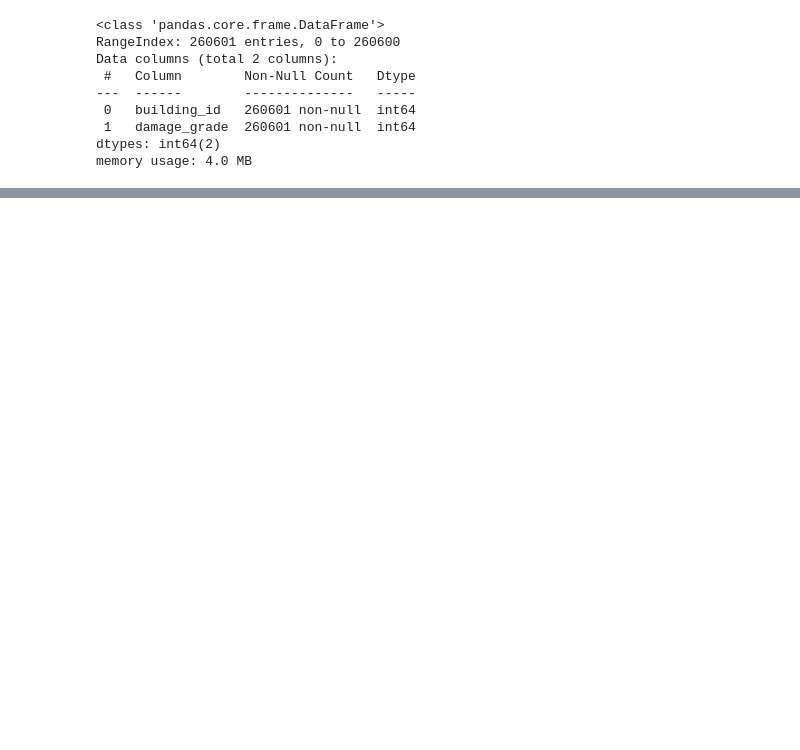
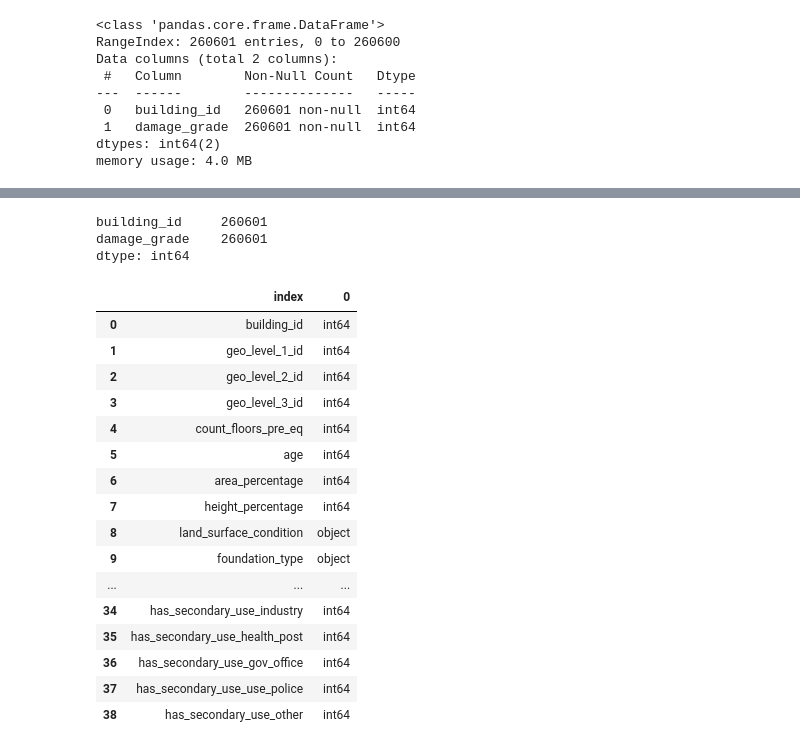
Before and after one commit to Jose897/ARSAT, a Jupyter notebook: Parte_1_.ipynb, the cells around one changed output, grey strips where cells are left out. Saved outputs shown, nothing was run; the diff lists cells and outputs as text; code cells hidden in the pictures; blank space fills up the shorter version.

```diff
--- a/Parte_1_.ipynb
+++ b/Parte_1_.ipynb
@@ -108,0 +149,27 @@ memory usage: 4.0 MB
+# %%
+etiquetas.count()
+# %% [output]
+building_id     260601
+damage_grade    260601
+dtype: int64
+# %%
+#Evaluo los tipos de datos de columnas
+valores.dtypes.reset_index()
+# %% [output]
+|  | index | 0 |
+| 0 | building_id | int64 |
+| 1 | geo_level_1_id | int64 |
+| 2 | geo_level_2_id | int64 |
+| 3 | geo_level_3_id | int64 |
+| 4 | count_floors_pre_eq | int64 |
+| 5 | age | int64 |
+| 6 | area_percentage | int64 |
+| 7 | height_percentage | int64 |
+| 8 | land_surface_condition | object |
+| 9 | foundation_type | object |
+| ... | ... | ... |
+| 34 | has_secondary_use_industry | int64 |
+| 35 | has_secondary_use_health_post | int64 |
+| 36 | has_secondary_use_gov_office | int64 |
+| 37 | has_secondary_use_use_police | int64 |
+| 38 | has_secondary_use_other | int64 |
```
Also changed, not shown: parts of 8 cells of this notebook.
